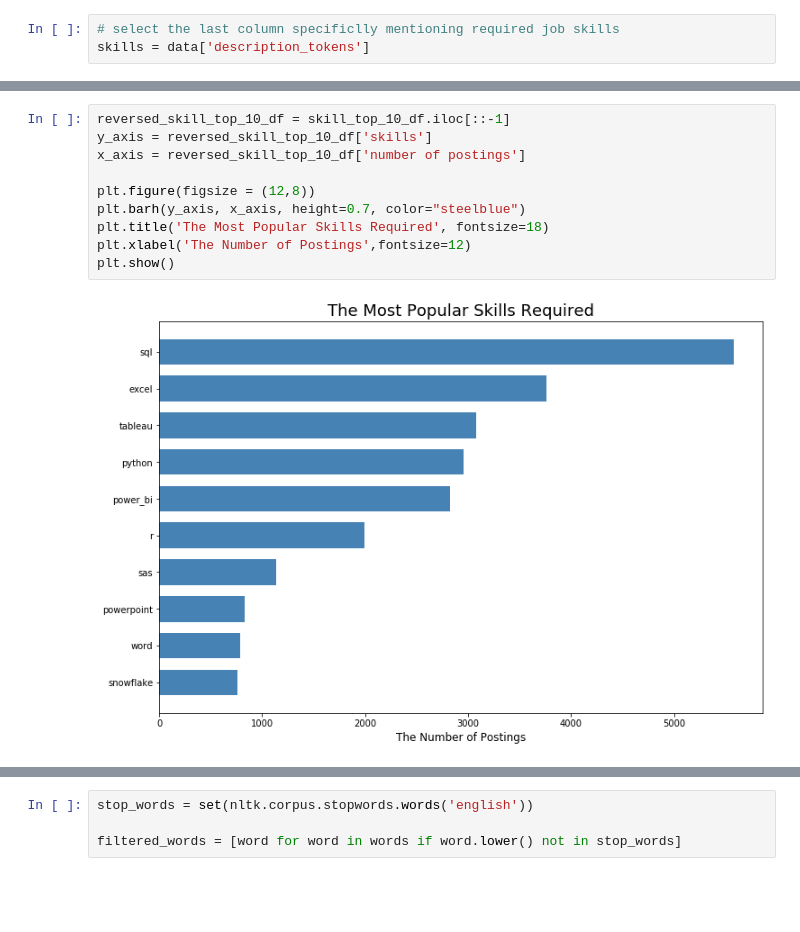
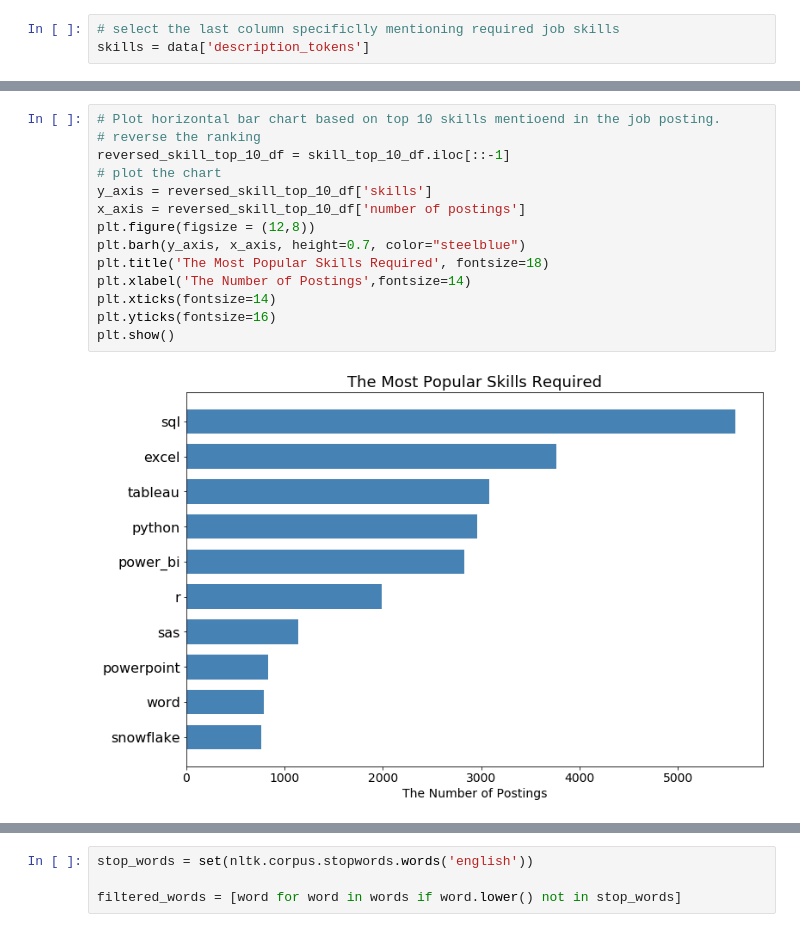
Before and after one commit to zarbin/UTA_Project-3, a Jupyter notebook: sandbox/xuan.ipynb, the cells around one changed output, grey strips where cells are left out. Saved outputs shown, nothing was run; the diff lists cells and outputs as text; blank space fills up the shorter version.

```diff
--- a/sandbox/xuan.ipynb
+++ b/sandbox/xuan.ipynb
@@ -88,13 +70,17 @@ skill_top_10_df
 # %%
+# Plot horizontal bar chart based on top 10 skills mentioend in the job posting.
+# reverse the ranking
 reversed_skill_top_10_df = skill_top_10_df.iloc[::-1]
+# plot the chart
 y_axis = reversed_skill_top_10_df['skills']
 x_axis = reversed_skill_top_10_df['number of postings']
-
 plt.figure(figsize = (12,8))
 plt.barh(y_axis, x_axis, height=0.7, color="steelblue")
 plt.title('The Most Popular Skills Required', fontsize=18)
-plt.xlabel('The Number of Postings',fontsize=12)
+plt.xlabel('The Number of Postings',fontsize=14)
+plt.xticks(fontsize=14)
+plt.yticks(fontsize=16)
 plt.show()
 # %% [output]
-[figure, old version]
+[figure, new version]
 # %%
```
Also changed, not shown: parts of 22 cells of this notebook, 3 other files.
